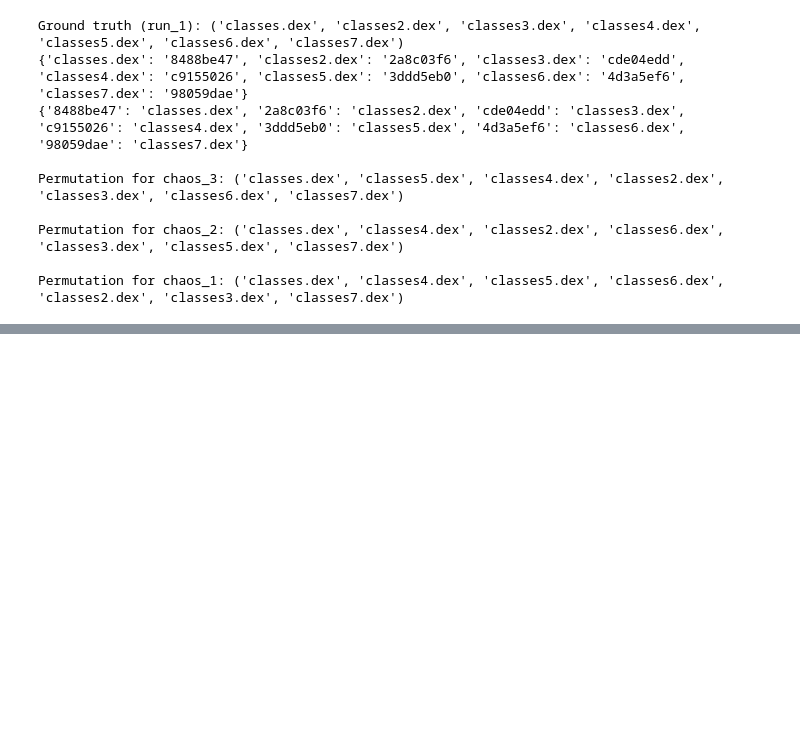
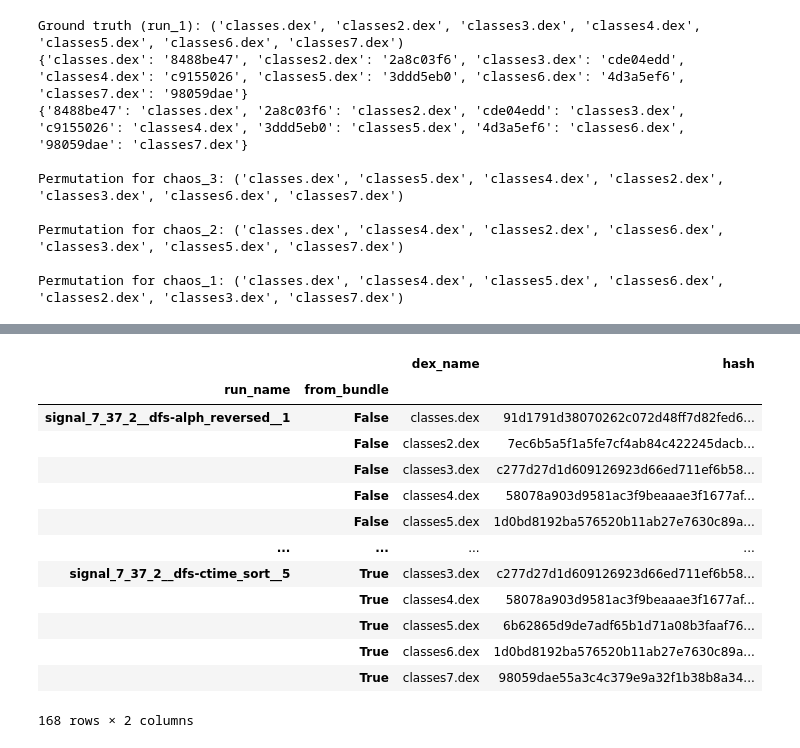
Before and after one commit to TheTechZone/reproducible-tests, a Jupyter notebook: packer_results.ipynb, the cells around one changed output, grey strips where cells are left out. Saved outputs shown, nothing was run; the diff lists cells and outputs as text; code cells hidden in the pictures; blank space fills up the shorter version.

```diff
--- a/packer_results.ipynb
+++ b/packer_results.ipynb
@@ -1030,0 +1121,17 @@ Permutation for chaos_1: ('classes.dex', 'classes4.dex', 'classes5.dex', 'classe
+# %%
+df37
+# %% [output]
+|  |  | dex_name | hash |
+| run_name | from_bundle |  |  |
+| signal_7_37_2__dfs-alph_reversed__1 | False | classes.dex | 91d1791d38070262c072d48ff7d82fed6... |
+|  | False | classes2.dex | 7ec6b5a5f1a5fe7cf4ab84c422245dacb... |
+|  | False | classes3.dex | c277d27d1d609126923d66ed711ef6b58... |
+|  | False | classes4.dex | 58078a903d9581ac3f9beaaae3f1677af... |
+|  | False | classes5.dex | 1d0bd8192ba576520b11ab27e7630c89a... |
+| ... | ... | ... | ... |
+| signal_7_37_2__dfs-ctime_sort__5 | True | classes3.dex | c277d27d1d609126923d66ed711ef6b58... |
+|  | True | classes4.dex | 58078a903d9581ac3f9beaaae3f1677af... |
+|  | True | classes5.dex | 6b62865d9de7adf65b1d71a08b3faaf76... |
+|  | True | classes6.dex | 1d0bd8192ba576520b11ab27e7630c89a... |
+|  | True | classes7.dex | 98059dae55a3c4c379e9a32f1b38b8a34... |
+168 rows × 2 columns
```
Also changed, not shown: parts of 11 cells of this notebook, 1 other file.
